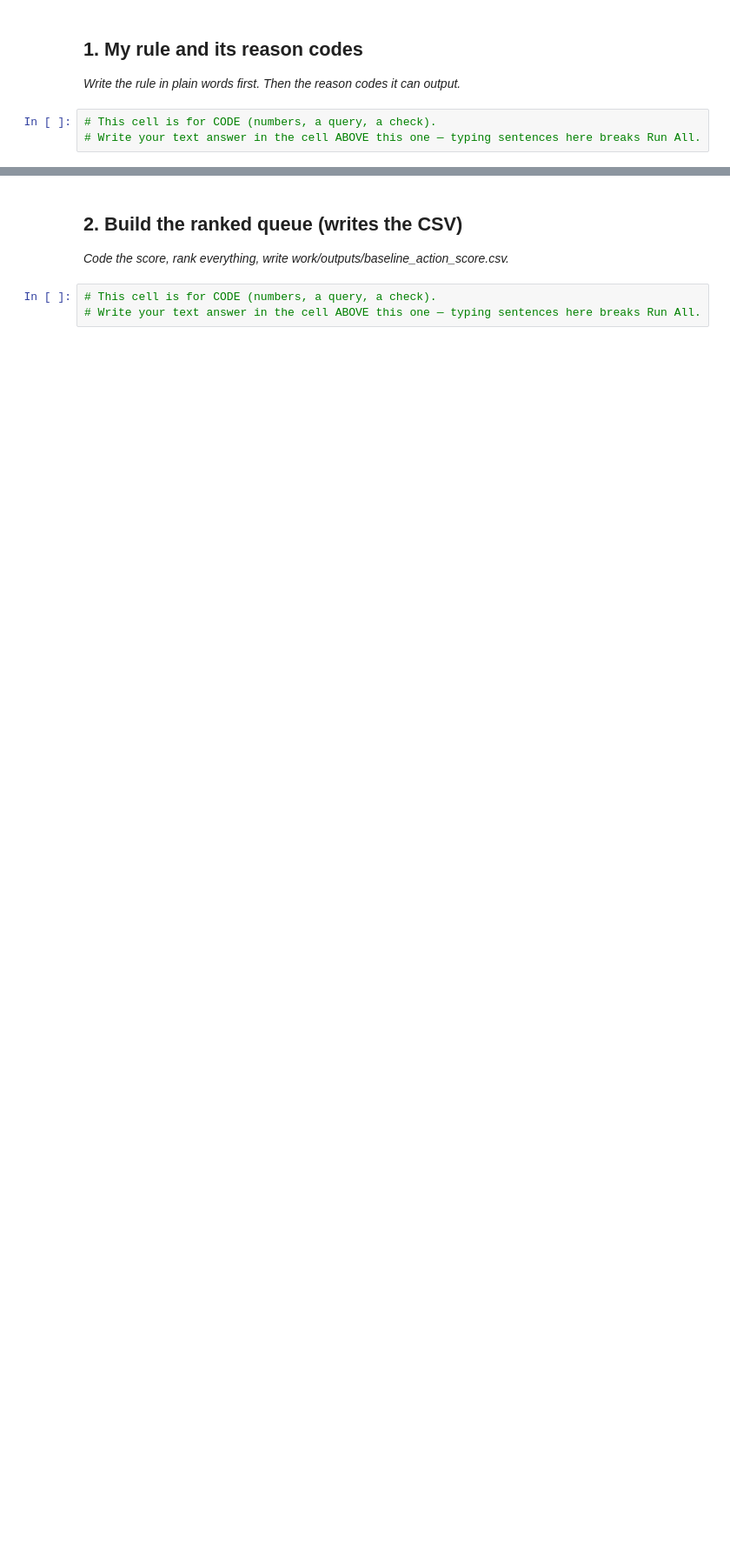
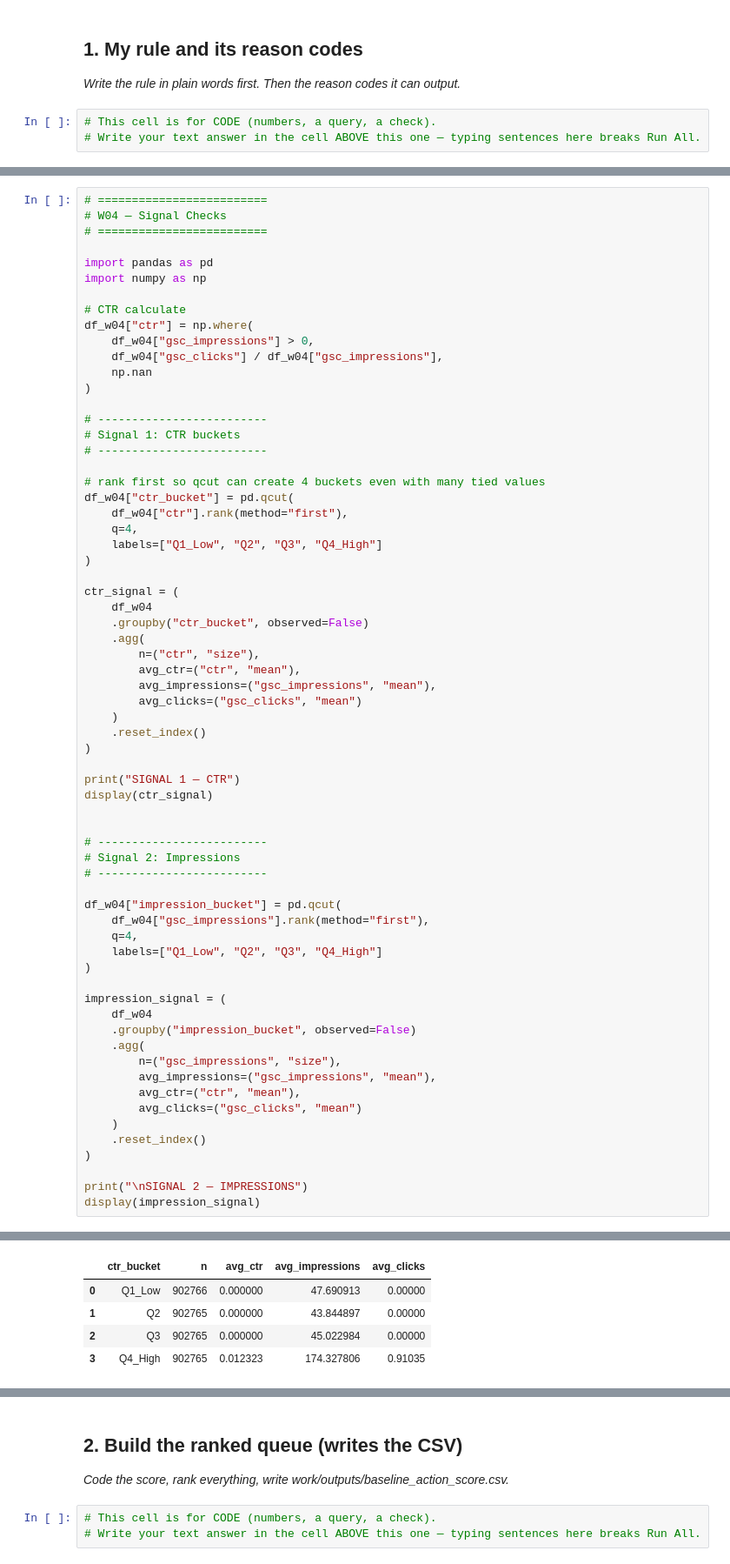
Before and after one commit to bushrahaji412-lab/MY_ML_INTERNSHIP, a Jupyter notebook: work/notebooks/w04_baseline_score.ipynb, the cells around one changed output, grey strips where cells are left out. Shown at 87% size. Drawn from its saved outputs; the diff is of its cells as text; blank space fills up the shorter version.

```diff
--- a/work/notebooks/w04_baseline_score.ipynb
+++ b/work/notebooks/w04_baseline_score.ipynb
@@ -15,0 +54,67 @@ This skeleton is yours to fill. Work the sections **in order** — each one has
+# %%
+# =========================
+# W04 — Signal Checks
+# =========================
+
+import pandas as pd
+import numpy as np
+
+# CTR calculate
+df_w04["ctr"] = np.where(
+    df_w04["gsc_impressions"] > 0,
+    df_w04["gsc_clicks"] / df_w04["gsc_impressions"],
+    np.nan
+)
+
+# -------------------------
+# Signal 1: CTR buckets
+# -------------------------
+
+# rank first so qcut can create 4 buckets even with many tied values
+df_w04["ctr_bucket"] = pd.qcut(
+    df_w04["ctr"].rank(method="first"),
+    q=4,
+    labels=["Q1_Low", "Q2", "Q3", "Q4_High"]
+)
+
+ctr_signal = (
+    df_w04
+    .groupby("ctr_bucket", observed=False)
+    .agg(
+        n=("ctr", "size"),
+        avg_ctr=("ctr", "mean"),
+        avg_impressions=("gsc_impressions", "mean"),
+        avg_clicks=("gsc_clicks", "mean")
+    )
+    .reset_index()
+)
+
+print("SIGNAL 1 — CTR")
+display(ctr_signal)
+
+
+# -------------------------
+# Signal 2: Impressions
+# -------------------------
+
+df_w04["impression_bucket"] = pd.qcut(
+    df_w04["gsc_impressions"].rank(method="first"),
+    q=4,
+    labels=["Q1_Low", "Q2", "Q3", "Q4_High"]
+)
+
+impression_signal = (
+    df_w04
+    .groupby("impression_bucket", observed=False)
+    .agg(
+        n=("gsc_impressions", "size"),
+        avg_impressions=("gsc_impressions", "mean"),
+        avg_ctr=("ctr", "mean"),
+        avg_clicks=("gsc_clicks", "mean")
+    )
+    .reset_index()
+)
+
+print("\nSIGNAL 2 — IMPRESSIONS")
+display(impression_signal)
+# %% [output]
@@ -15,0 +122,5 @@ This skeleton is yours to fill. Work the sections **in order** — each one has
+|  | ctr_bucket | n | avg_ctr | avg_impressions | avg_clicks |
+| 0 | Q1_Low | 902766 | 0.000000 | 47.690913 | 0.00000 |
+| 1 | Q2 | 902765 | 0.000000 | 43.844897 | 0.00000 |
+| 2 | Q3 | 902765 | 0.000000 | 45.022984 | 0.00000 |
+| 3 | Q4_High | 902765 | 0.012323 | 174.327806 | 0.91035 |
```
Also changed, not shown: parts of 14 cells of this notebook.
